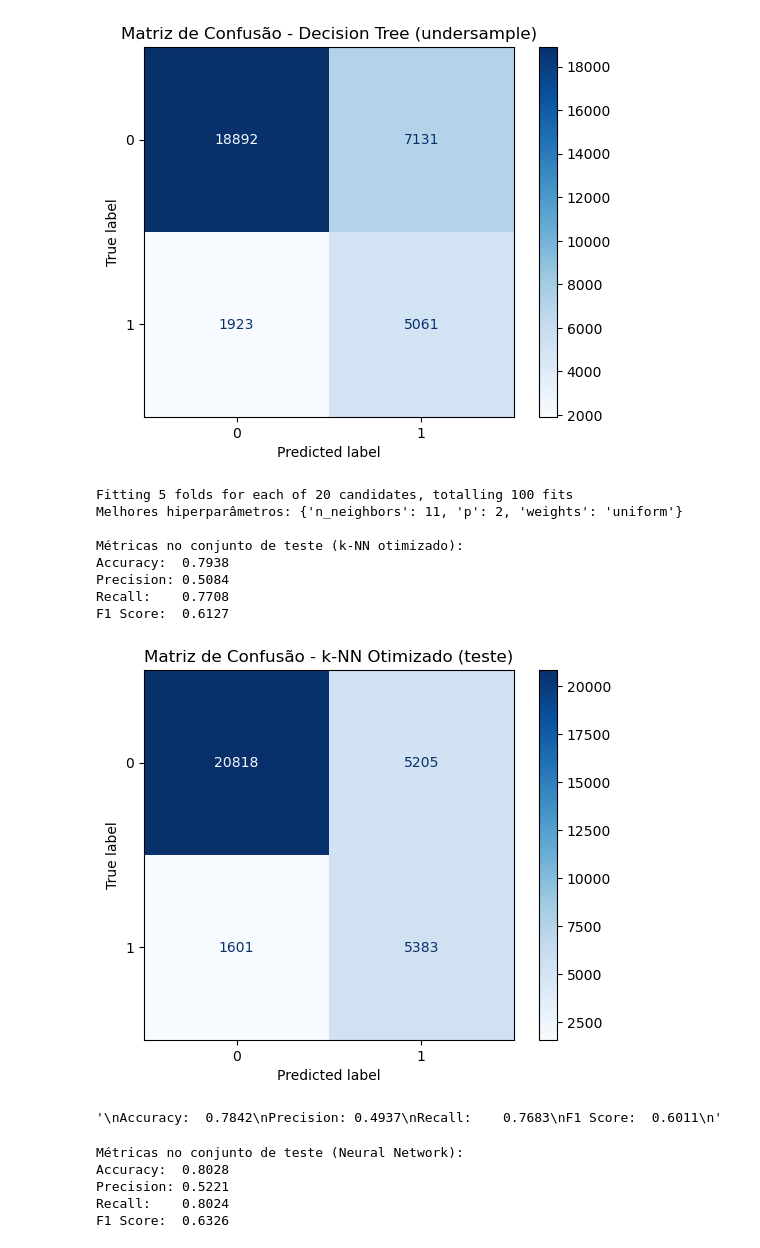
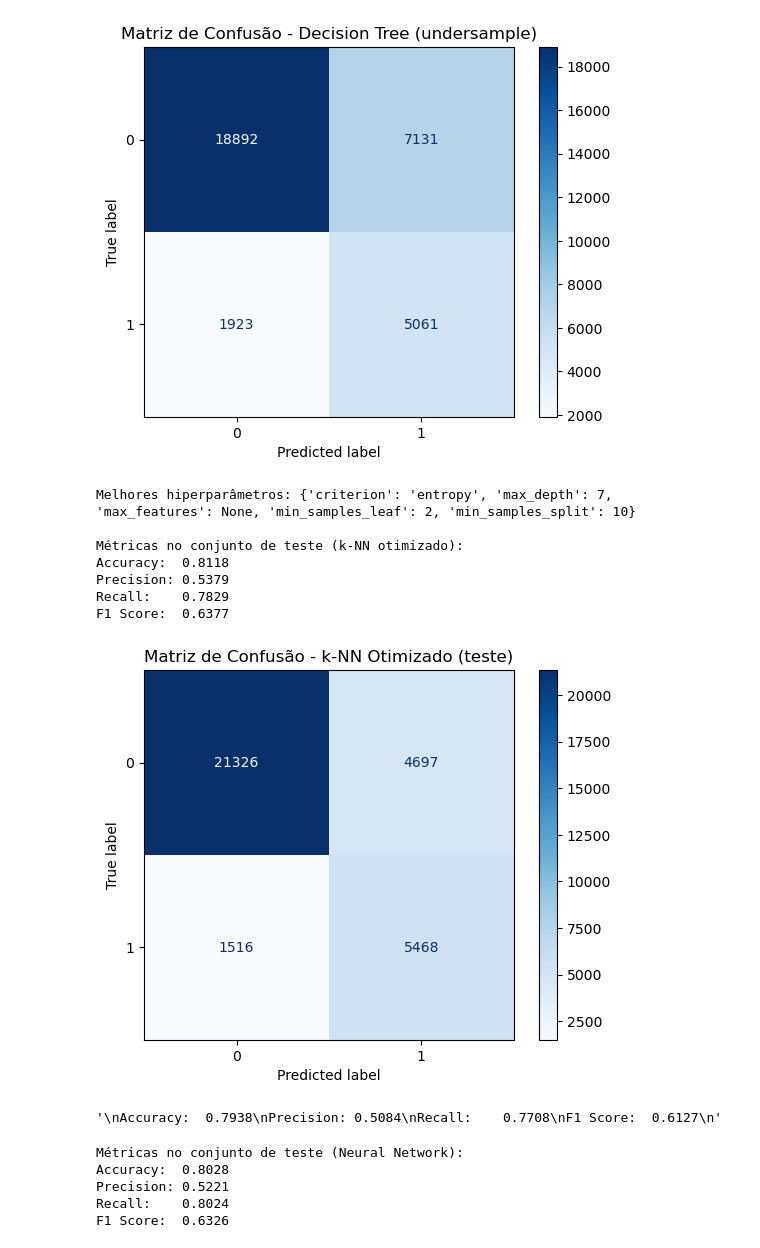
Before and after one commit to asilva1604/iart2-feup-2425, a Jupyter notebook: main.ipynb, the cells around one changed output. Saved outputs shown, nothing was run; the diff lists cells and outputs as text; code cells hidden in the pictures.

```diff
--- a/main.ipynb
+++ b/main.ipynb
@@ -211,13 +211,20 @@ knn = KNeighborsClassifier()
 
 # Definir a grid de parâmetros a testar
 param_grid = {
-    'n_neighbors': [3, 5, 7, 9, 11],
-    'weights': ['uniform', 'distance'],
-    'p': [1, 2]  # 1 = Manhattan, 2 = Euclidiana
+    'max_depth': [3, 5, 7, 10, None],
+    'min_samples_split': [2, 5, 10],
+    'min_samples_leaf': [1, 2, 4],
+    'max_features': ['sqrt', 'log2', None],
+    'criterion': ['gini', 'entropy']
 }
 
 # Aplicar GridSearchCV
-grid_search = GridSearchCV(knn, param_grid, cv=5, scoring='f1', n_jobs=-1, verbose=1)
+grid_search = GridSearchCV(DecisionTreeClassifier(random_state=42),
+                          param_grid,
+                          cv=5,
+                          scoring='f1',
+                          n_jobs=-1)
+
 grid_search.fit(X_train_processed, y_train_bal)
 
 # Melhor modelo encontrado
@@ -231,42 +238,40 @@ y_pred_knn = best_knn.predict(X_test_processed)
 accuracy_knn = accuracy_score(y_test, y_pred_knn)
 precision_knn = precision_score(y_test, y_pred_knn)
 recall_knn = recall_score(y_test, y_pred_knn)
 f1_knn = f1_score(y_test, y_pred_knn)
 cm_knn = confusion_matrix(y_test, y_pred_knn)
 
 # Guardar resultados
 results["k-NN otimizado"] = {
     "Melhores parâmetros": grid_search.best_params_,
     "Accuracy": accuracy_knn,
     "Precision": precision_knn,
     "Recall": recall_knn,
     "F1 Score": f1_knn,
     "Confusion Matrix": cm_knn
 }
 
 # Mostrar resultados
 print("\nMétricas no conjunto de teste (k-NN otimizado):")
 print(f"Accuracy:  {accuracy_knn:.4f}")
 print(f"Precision: {precision_knn:.4f}")
 print(f"Recall:    {recall_knn:.4f}")
 print(f"F1 Score:  {f1_knn:.4f}")
 
 # Matriz de confusão
 disp_knn = ConfusionMatrixDisplay(confusion_matrix=cm_knn, display_labels=best_knn.classes_)
 disp_knn.plot(cmap="Blues")
 plt.title("Matriz de Confusão - k-NN Otimizado (teste)")
-plt.show()
 # %% [output]
-Fitting 5 folds for each of 20 candidates, totalling 100 fits
-Melhores hiperparâmetros: {'n_neighbors': 11, 'p': 2, 'weights': 'uniform'}
+Melhores hiperparâmetros: {'criterion': 'entropy', 'max_depth': 7, 'max_features': None, 'min_samples_leaf': 2, 'min_samples_split': 10}
 
 Métricas no conjunto de teste (k-NN otimizado):
-Accuracy:  0.7938
-Precision: 0.5084
-Recall:    0.7708
-F1 Score:  0.6127
+Accuracy:  0.8118
+Precision: 0.5379
+Recall:    0.7829
+F1 Score:  0.6377
-[figure, old version]
+[figure, new version]
-'\nAccuracy:  0.7842\nPrecision: 0.4937\nRecall:    0.7683\nF1 Score:  0.6011\n'
+'\nAccuracy:  0.7938\nPrecision: 0.5084\nRecall:    0.7708\nF1 Score:  0.6127\n'
 # %%
 from sklearn.neural_network import MLPClassifier
 
```
